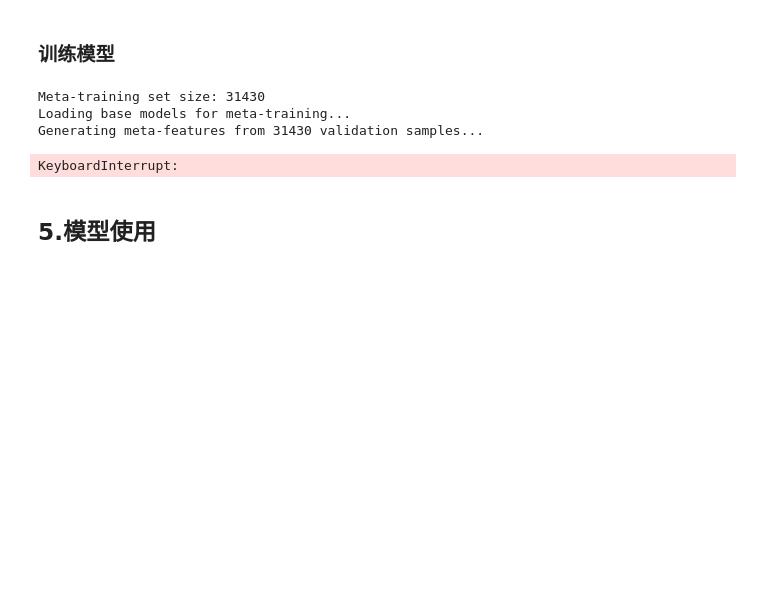
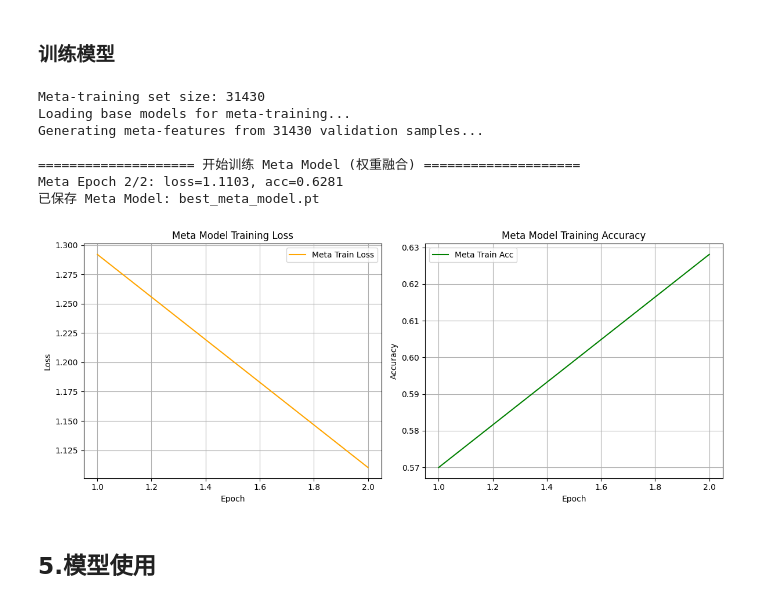
Before and after one commit to e2333-hsjdjh/News_category, a Jupyter notebook: NewsClassifier.ipynb, the cells around one changed output. Saved outputs shown, nothing was run; the diff lists cells and outputs as text; code cells hidden in the pictures; blank space fills up the shorter version.

```diff
--- a/NewsClassifier.ipynb
+++ b/NewsClassifier.ipynb
@@ -573,41 +732,78 @@ meta_criterion = nn.CrossEntropyLoss()
 
 # 6. 训练循环
 print(f"\n{'='*20} 开始训练 Meta Model (权重融合) {'='*20}")
-num_meta_epochs = 10 # Meta Model 很小，收敛快
+
+num_meta_epochs = 2 # Meta Model 很小，收敛快
+
+meta_history = {"loss": [], "acc": []} # 记录 Meta Model 训练历史
+
 for epoch in range(1, num_meta_epochs + 1):
     meta_model.train()
     total_loss = 0.0
     correct = 0
     total = 0
 
     for features, labels in meta_loader:
         features = features.to(device)
         labels = labels.to(device)
 
         meta_optimizer.zero_grad()
         logits = meta_model(features)
         loss = meta_criterion(logits, labels)
         loss.backward()
         meta_optimizer.step()
 
         total_loss += loss.item() * features.size(0)
         preds = torch.argmax(logits, dim=1)
         correct += (preds == labels).sum().item()
         total += labels.size(0)
 
     avg_loss = total_loss / total
     acc = correct / total
+
+    # 记录数据
+    meta_history["loss"].append(avg_loss)
+    meta_history["acc"].append(acc)
+
     if epoch % 2 == 0:
         print(f"Meta Epoch {epoch}/{num_meta_epochs}: loss={avg_loss:.4f}, acc={acc:.4f}")
 
 # 7. 保存 Meta Model
 torch.save(meta_model.state_dict(), "best_meta_model.pt")
 print("已保存 Meta Model: best_meta_model.pt")
+
+# --- Meta Model 训练可视化 ---
+plt.figure(figsize=(12, 5))
+
+# 绘制 Loss
+plt.subplot(1, 2, 1)
+plt.plot(range(1, num_meta_epochs + 1), meta_history["loss"], label="Meta Train Loss", color='orange')
+plt.title("Meta Model Training Loss")
+plt.xlabel("Epoch")
+plt.ylabel("Loss")
+plt.grid(True)
+plt.legend()
+
+# 绘制 Accuracy
+plt.subplot(1, 2, 2)
+plt.plot(range(1, num_meta_epochs + 1), meta_history["acc"], label="Meta Train Acc", color='green')
+plt.title("Meta Model Training Accuracy")
+plt.xlabel("Epoch")
+plt.ylabel("Accuracy")
+plt.grid(True)
+plt.legend()
+
+plt.tight_layout()
+plt.show()
 # %% [output]
 Meta-training set size: 31430
 Loading base models for meta-training...
 Generating meta-features from 31430 validation samples...
+
+==================== 开始训练 Meta Model (权重融合) ====================
+Meta Epoch 2/2: loss=1.1103, acc=0.6281
+已保存 Meta Model: best_meta_model.pt
-KeyboardInterrupt:
+[figure, added]
 # %% [markdown]
 ## 5.模型使用
 # %%
```
Also changed, not shown: parts of 5 cells of this notebook, 7 other files.
